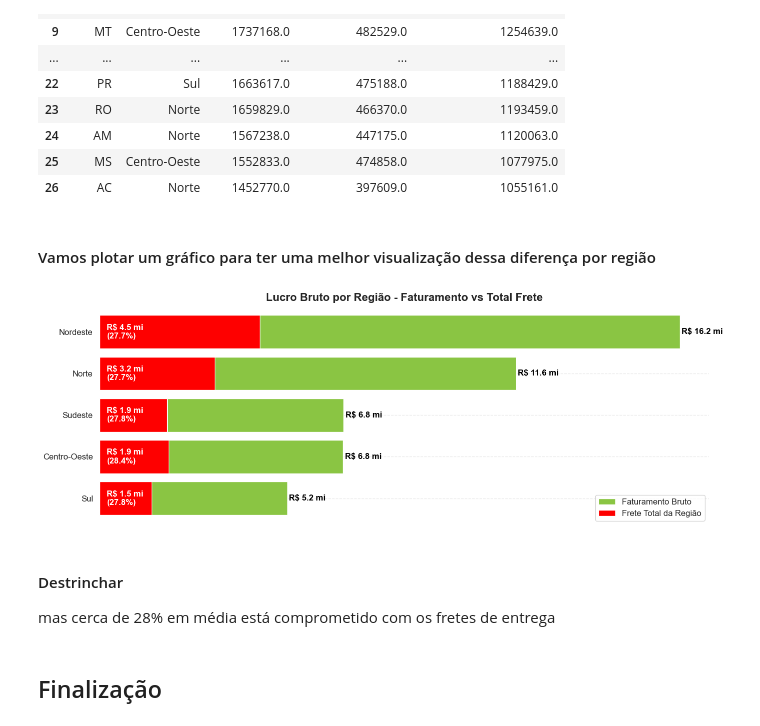
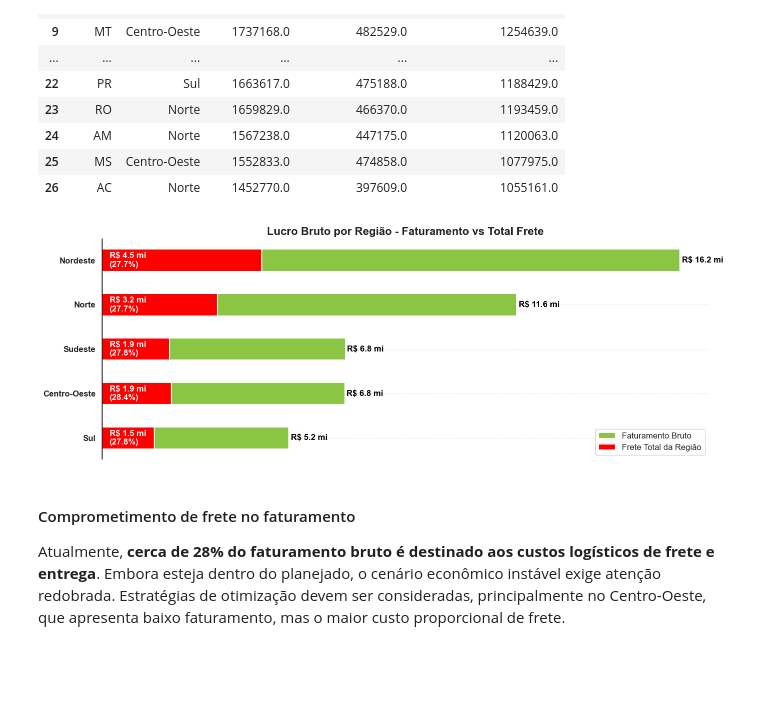
Before and after one commit to PedroCanhete/Dashboard-Vendas, a Jupyter notebook: projetoVendasECommerce.ipynb, the cells around one changed output. Saved outputs shown, nothing was run; the diff lists cells and outputs as text; code cells hidden in the pictures; blank space fills up the shorter version.

Commit message:
Finalização projeto
ajustes finos nos textos e códigos

```diff
--- a/projetoVendasECommerce.ipynb
+++ b/projetoVendasECommerce.ipynb
@@ -697,13 +790,15 @@ sql_df(query)
 # %%
-plt.figure(figsize=(16, 5))
+# Melhorando a visualização
+plt.figure(figsize=(14, 5))
 sns.set(style='whitegrid')
 
-ax = sns.barplot(data=df_comparativo_categorias, orient='h', x='Faturamento', y='Marca', palette='Set2')
+ax = sns.barplot(data=df_comparativo_categorias.iloc[0:9], orient='h', x='Faturamento', y='Marca', palette=cores)
 
 #Titulos e eixos
-plt.title('Top 10 Marcas com Maior Receita (% sobre o total)', fontsize=14, fontweight='bold')
+plt.title('Top 10 Marcas com Maior Receita (% sobre o total)', fontsize=16, fontweight='bold')
 plt.xlabel('')
 ax.set_xticks([])
+ax.set_yticklabels(ax.get_yticklabels(), fontsize=12, fontweight='bold')
 plt.ylabel('')
 
 # Anotando os valores de faturamento e percentuais
@@ -711,11 +806,12 @@ for i, c in enumerate(ax.patches):
     valor_abs = c.get_width()
     valor_pct = df_comparativo_categorias['Percentual Receita'].iloc[i]
     ax.annotate(
-        f'R$ {valor_abs:,.0f} ({valor_pct:.2f}%)'.replace(',','.'),
+        f'R${valor_abs:,.0f} ({valor_pct:.2f}%)'.replace(',','.'),
         (valor_abs, c.get_y() + c.get_height() / 2),
         ha='left',
         va='center',
-        fontsize=10,
+        fontsize=12,
+        fontweight='bold',
         xytext=(5, 0),
         textcoords='offset points'
     )
@@ -723,6 +819,8 @@ for i, c in enumerate(ax.patches):
 
 for spine in ax.spines.values():
     spine.set_visible(False)
+ax.spines['left'].set_visible(True)
+ax.spines['left'].set_color('black')
 
 plt.tight_layout()
 plt.show()
@@ -798,7 +867,6 @@ def pct_formatado(pct, allvals):
 #Plot
 plt.figure(figsize=(8, 6))
 sns.set(style='whitegrid')
-cores = sns.color_palette('Set2')
 explode = [0.05] * len(df_comparativo_condicao) #explode p separar um pouco as fatias e melhorar a visualização
 
 wedges, texts, autotexts = plt.pie(
@@ -807,9 +875,10 @@ wedges, texts, autotexts = plt.pie(
     autopct=lambda pct: pct_formatado(pct, df_comparativo_condicao['Faturamento']),
     startangle=45,
     explode=explode,
-    colors=cores,
+    colors=(cores[2], cores[6], cores[5]),
     wedgeprops=dict(edgecolor='black'),
-    textprops={'fontsize':10, 'weight':'bold'}
+    textprops={'fontsize':12, 'weight':'bold'},
+    radius=0.95
 )
 
 # Posiciona os textos (autotexts) para fora
@@ -817,9 +886,11 @@ for i, a in enumerate(autotexts):
     ang = (wedges[i].theta2 + wedges[i].theta1)/2.0
     x = np.cos(np.deg2rad(ang))
     y = np.sin(np.deg2rad(ang))
-    a.set_position((1.3*x, 1.3*y))  # distância externa
+    a.set_position((1.4*x, 1.3*y))  # distância externa
     a.set_ha('center')
     a.set_va('center')
+    a.set_fontsize(12)
+    a.set_fontweight('bold')
 
 
 plt.legend(
@@ -1004,8 +1126,6 @@ sql_df(query)
 | 24 | AM | Norte | 1567238.0 | 447175.0 | 1120063.0 |
 | 25 | MS | Centro-Oeste | 1552833.0 | 474858.0 | 1077975.0 |
 | 26 | AC | Norte | 1452770.0 | 397609.0 | 1055161.0 |
-# %% [markdown]
-#### Vamos plotar um gráfico para ter uma  melhor visualização dessa diferença por região
 # %%
 #Agrupando as regiões
 df_regioes = df_comparativo_lucroXfrete.groupby('Regiao')[['Faturamento', 'Total Frete Regiao','Lucro Bruto (Fat - Frete)']].sum()
@@ -1014,52 +1134,53 @@ df_regioes.sort_values(by='Faturamento', inplace=True)
 #Definição de tamanho, tema e cores
 fig, ax = plt.subplots(figsize=(14, 5))
 sns.set_theme(style='whitegrid')
-verde = '#8ac543'
-laranja = '#fe0000'
 
 
 #Plot e estilização
-ax.barh(df_regioes.index, df_regioes['Faturamento'], label='Faturamento Bruto', color= verde)
-ax.barh(df_regioes.index, df_regioes['Total Frete Regiao'], label='Frete Total da Região', color=laranja)
+ax.barh(df_regioes.index, df_regioes['Faturamento'], label='Faturamento Bruto', color= cores[2], height=0.5, linewidth=1.5)
+ax.barh(df_regioes.index, df_regioes['Total Frete Regiao'], label='Frete Total da Região', color=cores[5], height=0.5, linewidth=1.5)
 
 ax.set_title('Lucro Bruto por Região - Faturamento vs Total Frete', fontsize=16, fontweight='bold')
 ax.set_xlabel('')
 ax.set_xticks([])
 ax.set_ylabel('')
-ax.tick_params(axis='y', labelsize=12)
+for label in ax.get_yticklabels():
+    label.set_fontweight('bold')
+    label.set_fontsize(12)
+
 ax.legend(fontsize=12)
-ax.grid(True, axis='both', linestyle='--', alpha=0.4)
+ax.grid(True, axis='y', linestyle='--', alpha=0.4)
+
 for spine in ax.spines.values():
     spine.set_visible(False)
-
+ax.spines['left'].set_visible(True)
+ax.spines['left'].set_color('black')
 
 for i in range(len(df_regioes)):
     frete = df_regioes.iloc[i]['Total Frete Regiao']
     faturamento = df_regioes.iloc[i]['Faturamento']
 
     frete_milhoes = frete / 1e6
     faturamento_milhoes = faturamento / 1e6
 
     percentual_frete = (frete / faturamento) * 100 if faturamento != 0 else 0
 
     # Valor do frete (à esquerda da barra) com porcentagem
     ax.text(0 + 200000, i,
             f"R$ {frete_milhoes:,.1f} mi\n({percentual_frete:.1f}%)",
             va='center', ha='left', fontsize=12, color='white', fontweight='bold')
 
     # Valor do faturamento total (à direita da barra)
     ax.text(faturamento + 50000, i,
             f"R$ {faturamento_milhoes:,.1f} mi",
             va='center', ha='left', fontsize=12, color='black', fontweight='bold')
 
 
 
 plt.tight_layout()
 plt.show()
 # %% [output]
-[figure, old version]
+[figure, new version]
-# %% [markdown]
-#### Destrinchar
-mas cerca de 28% em média está comprometido com os fretes de entrega
-# %% [markdown]
-## Finalização
+# %% [markdown]
+#### Comprometimento de frete no faturamento
+Atualmente, **cerca de 28% do faturamento bruto é destinado aos custos logísticos de frete e entrega**. Embora esteja dentro do planejado, o cenário econômico instável exige atenção redobrada. Estratégias de otimização devem ser consideradas, principalmente no Centro-Oeste, que apresenta baixo faturamento, mas o maior custo proporcional de frete.
```
Also changed, not shown: parts of 52 cells of this notebook, 1 other file.
